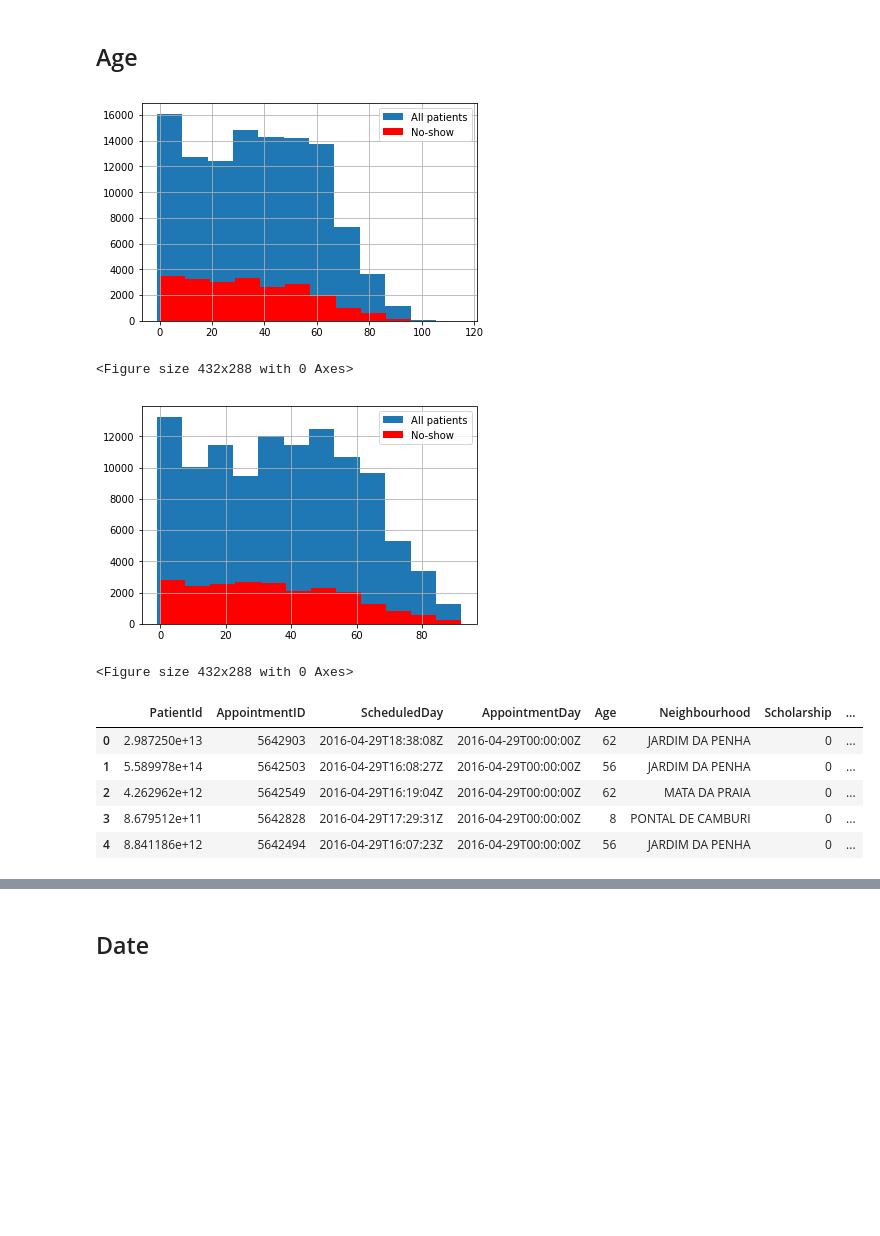
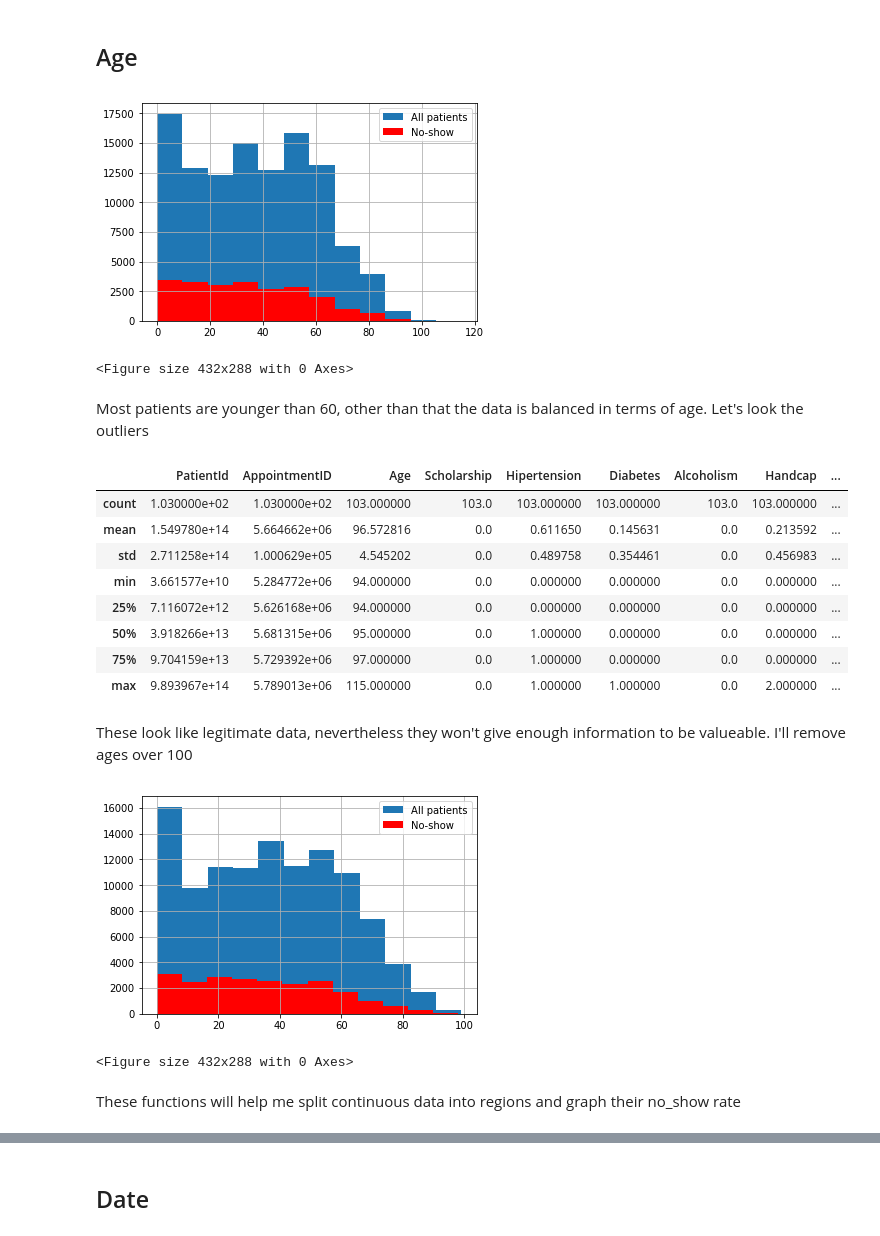
Before and after one commit to idotsuk/patients_no_show, a Jupyter notebook: patient_no_show.ipynb, the cells around one changed output, grey strips where cells are left out. Drawn from its saved outputs; the diff is of its cells as text; code cells hidden in the pictures; blank space fills up the shorter version.

```diff
--- a/patient_no_show.ipynb
+++ b/patient_no_show.ipynb
@@ -3,7 +3,11 @@
 # %%
 import keras
 import pandas as pd
+import numpy as np
 from tensorflow.python.client import device_lib
+import math
+import dateutil.parser
+import matplotlib.pyplot as plt
 print(device_lib.list_local_devices())
-data = pd.read_csv(r'C:\Users\Ido\Desktop\datasets\noshowdata.csv')
+data = pd.read_csv(r'C:\Users\Ido\Desktop\datasets\patient_no_show\noshowdata.csv')
 # %% [output]
@@ -69,38 +62,47 @@ data = data.drop(columns=['No-show'],axis=0)
 # %% [markdown]
 ## Age
 # %%
-import matplotlib.pyplot as plt
+data = data[data['Age']>=0]
 #Let's look at how the ages are distributed
 ax = pd.Series(data['Age']).hist(bins=12)
 ax2 = pd.Series(data[['Age','no_show']][data['no_show']==1]['Age']).hist(bins=12,color='red')
 ax.legend(['All patients','No-show'])
 plt.figure()
 plt.show()
-
-#Most patients are younger than 60, other than that the data is balanced in terms of age.
 # %% [output]
-[figure, old version]
+[figure, new version]
 <Figure size 432x288 with 0 Axes>
+# %% [markdown]
+Most patients are younger than 60, other than that the data is balanced in terms of age.
+Let's look the outliers
+# %%
+data[data['Age']>data['Age'].quantile(0.999)].describe()
+# %% [output]
+|  | PatientId | AppointmentID | Age | Scholarship | Hipertension | Diabetes | Alcoholism | Handcap | ... |
+| count | 1.030000e+02 | 1.030000e+02 | 103.000000 | 103.0 | 103.000000 | 103.000000 | 103.0 | 103.000000 | ... |
+| mean | 1.549780e+14 | 5.664662e+06 | 96.572816 | 0.0 | 0.611650 | 0.145631 | 0.0 | 0.213592 | ... |
+| std | 2.711258e+14 | 1.000629e+05 | 4.545202 | 0.0 | 0.489758 | 0.354461 | 0.0 | 0.456983 | ... |
+| min | 3.661577e+10 | 5.284772e+06 | 94.000000 | 0.0 | 0.000000 | 0.000000 | 0.0 | 0.000000 | ... |
+| 25% | 7.116072e+12 | 5.626168e+06 | 94.000000 | 0.0 | 0.000000 | 0.000000 | 0.0 | 0.000000 | ... |
+| 50% | 3.918266e+13 | 5.681315e+06 | 95.000000 | 0.0 | 1.000000 | 0.000000 | 0.0 | 0.000000 | ... |
+| 75% | 9.704159e+13 | 5.729392e+06 | 97.000000 | 0.0 | 1.000000 | 0.000000 | 0.0 | 0.000000 | ... |
+| max | 9.893967e+14 | 5.789013e+06 | 115.000000 | 0.0 | 1.000000 | 1.000000 | 0.0 | 2.000000 | ... |
+# %% [markdown]
+These look like legitimate data, nevertheless they won't give enough information to be valueable.
+I'll remove ages over 100
 # %%
-#I'll remove the top 0.1% to make things easier for now - but this does require some thought (accurately predict death for some very old people?)
-
-data = data[data['Age']<data['Age'].quantile(0.999)]
+data = data[data['Age']<100]
 ax = pd.Series(data['Age']).hist(bins=12)
 pd.Series(data[['Age','no_show']][data['no_show']==1]['Age']).hist(bins=12,color='red')
 ax.legend(['All patients','No-show'])
 ax.xlabel='Age'
 plt.figure()
 plt.show()
-data[:5]
 # %% [output]
-[figure, old version]
+[figure, new version]
 <Figure size 432x288 with 0 Axes>
-|  | PatientId | AppointmentID | ScheduledDay | AppointmentDay | Age | Neighbourhood | Scholarship | ... |
-| 0 | 2.987250e+13 | 5642903 | 2016-04-29T18:38:08Z | 2016-04-29T00:00:00Z | 62 | JARDIM DA PENHA | 0 | ... |
-| 1 | 5.589978e+14 | 5642503 | 2016-04-29T16:08:27Z | 2016-04-29T00:00:00Z | 56 | JARDIM DA PENHA | 0 | ... |
-| 2 | 4.262962e+12 | 5642549 | 2016-04-29T16:19:04Z | 2016-04-29T00:00:00Z | 62 | MATA DA PRAIA | 0 | ... |
-| 3 | 8.679512e+11 | 5642828 | 2016-04-29T17:29:31Z | 2016-04-29T00:00:00Z | 8 | PONTAL DE CAMBURI | 0 | ... |
-| 4 | 8.841186e+12 | 5642494 | 2016-04-29T16:07:23Z | 2016-04-29T00:00:00Z | 56 | JARDIM DA PENHA | 0 | ... |
+# %% [markdown]
+These functions will help me split continuous data into regions and graph their no_show rate
 # %%
 import numpy as np
 
```
Also changed, not shown: parts of 40 cells of this notebook.
